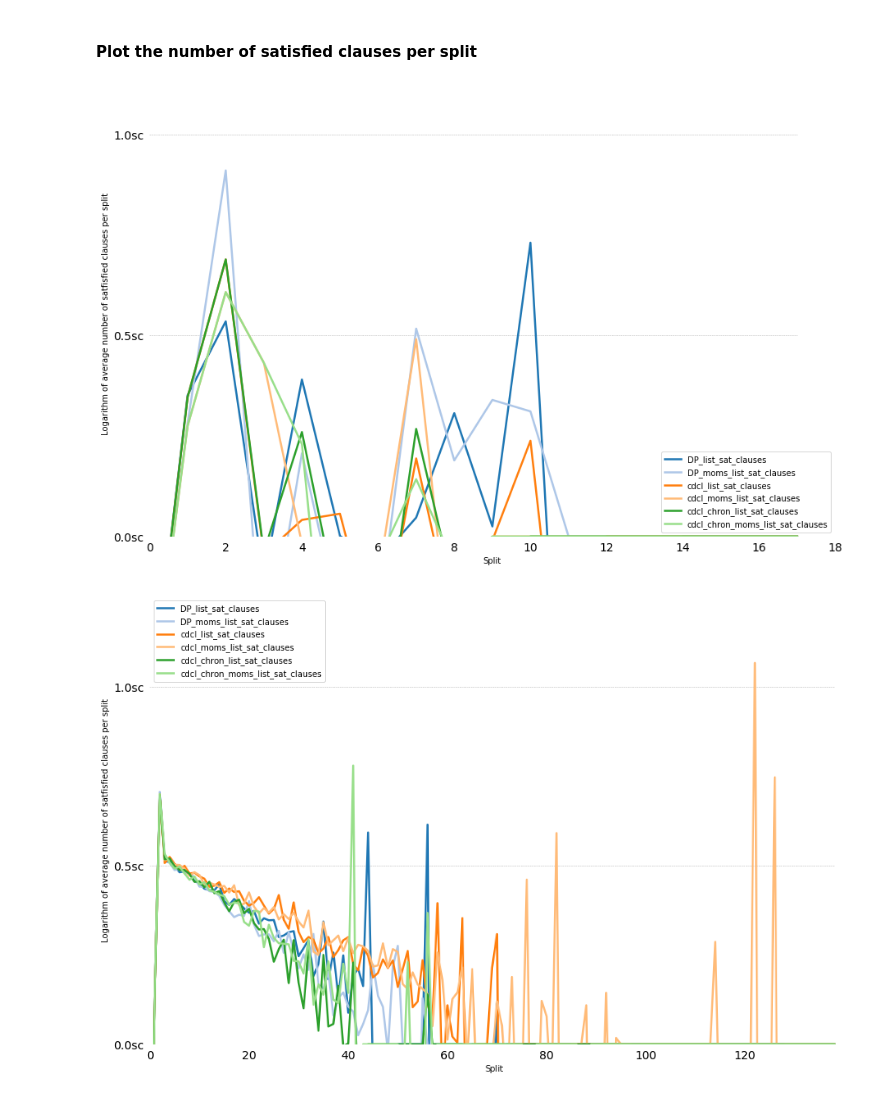
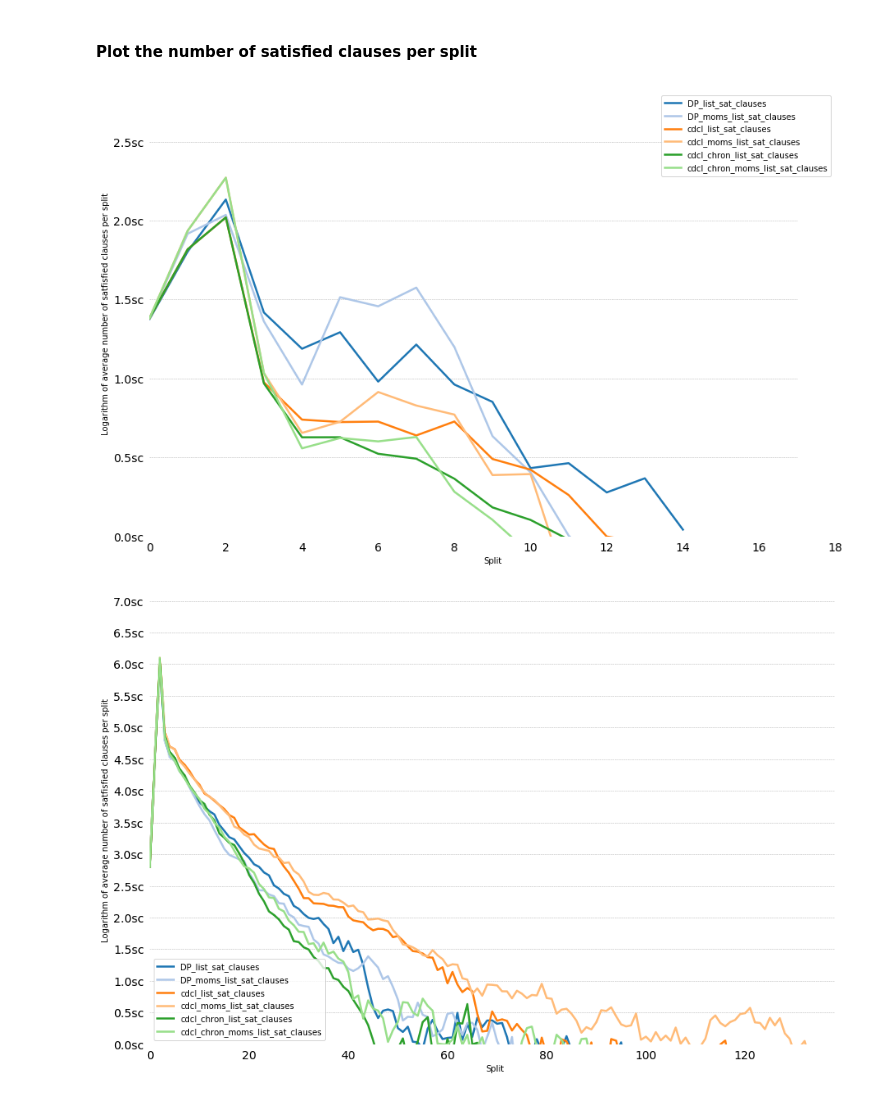
Before and after one commit to freelectron/sat-solver, a Jupyter notebook: Report Notebook.ipynb, the cells around one changed output. Cells and saved outputs as stored; diff of their text form; code cells hidden in the pictures.

Commit message:
nice lines graphs:)

```diff
--- a/Report Notebook.ipynb
+++ b/Report Notebook.ipynb
@@ -247,7 +247,7 @@ for k, df in  avg_sat_clauses_dict.items():
         # log
         df[column] = np.log(df[column])
         # weighted
-        df[column] = np.convolve(df[column].values, [-0.3,0.3,0.3])[:-2]
+        df[column] = np.convolve(df[column].values, [0.3,0.3,0.3])[:-2]
     # df.name does not store the name anymore,
     #    it stores the highest split for which average sat clauses are available
     n =  df.name # + 20
@@ -296,32 +296,32 @@ for k, df in  avg_sat_clauses_dict.items():
     # You don't want your viewers squinting to read your plot.
     plt.yticks(np.arange(0, max_sat_clauses, y_step), [str(x) + "sc" for x in np.arange(0, max_sat_clauses, y_step)], fontsize=14)
     plt.xticks(fontsize=14)
 
     # Provide tick lines across the plot to help your viewers trace along
     # the axis ticks. Make sure that the lines are light and small so they
     # don't obscure the primary data lines.
     for y in np.arange(0, max_sat_clauses, y_step):
         plt.plot(np.arange(0, n), [y] * len(np.arange(0, n)), "--", lw=0.5, color="black", alpha=0.3)
 
     # Remove the tick marks; they are unnecessary with the tick lines we just plotted.
     plt.tick_params(axis="both", which="both", bottom="off", top="off",
                     labelbottom="on", left="off", right="off", labelleft="on")
 
     # Get the names for the legend
     majors = list(df.columns)
 
     for rank, column in enumerate(majors):
         # Plot each line separately with its own color, using the Tableau 20
         # color set in order.
         plt.plot(df.index.values,
                 df[column.replace("\n", " ")].values,
                 lw=2.5, color=tableau20[rank], label = column)
 
     # you can set the location with addin loc param i.e. loc='upper right'
     plt.legend()
 
     plt.ylabel("Logarithm of average number of satfisfied clauses per split")
     plt.xlabel("Split")
 # %% [output]
-[figure, old version]
+[figure, new version]
-[figure, old version]
+[figure, new version]
```
Also changed, not shown: parts of 1 cell of this notebook.
